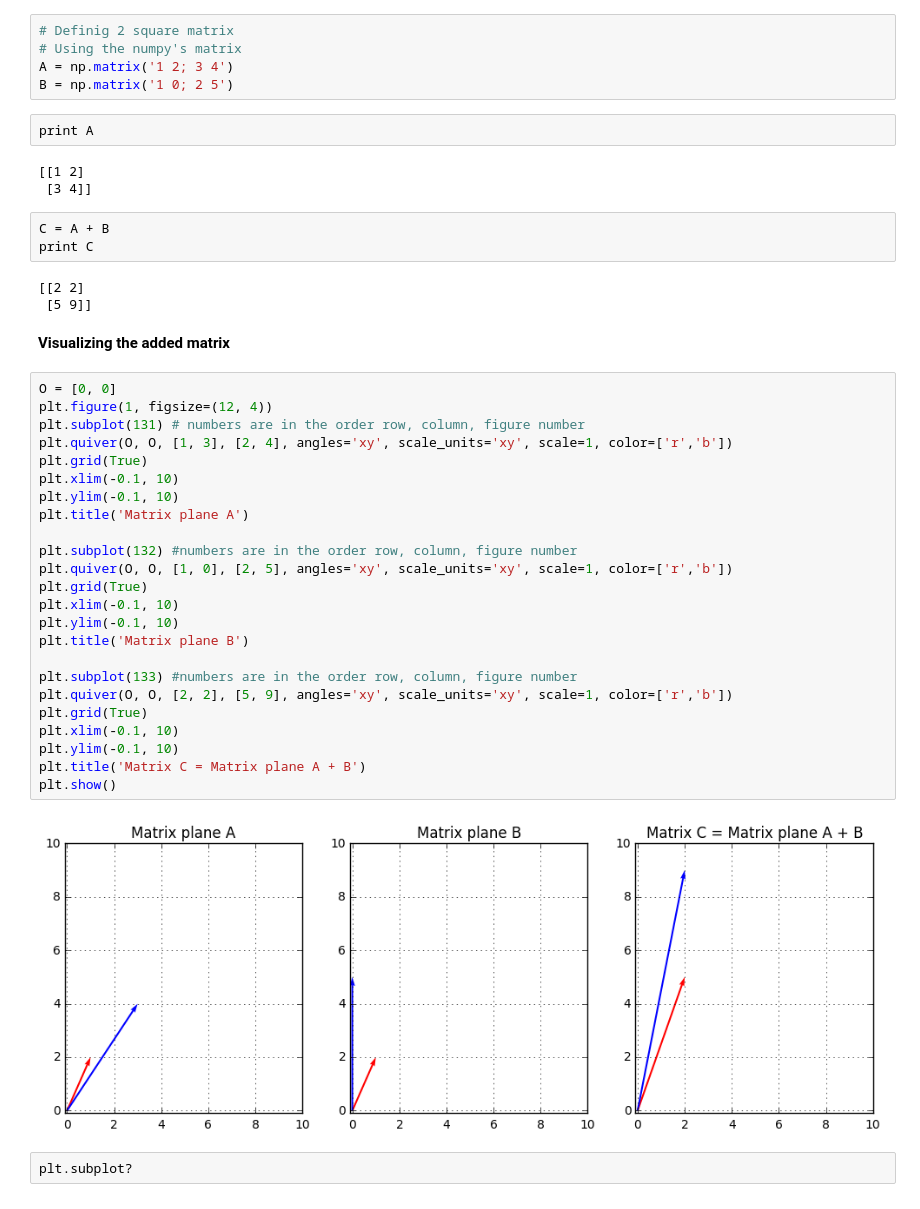
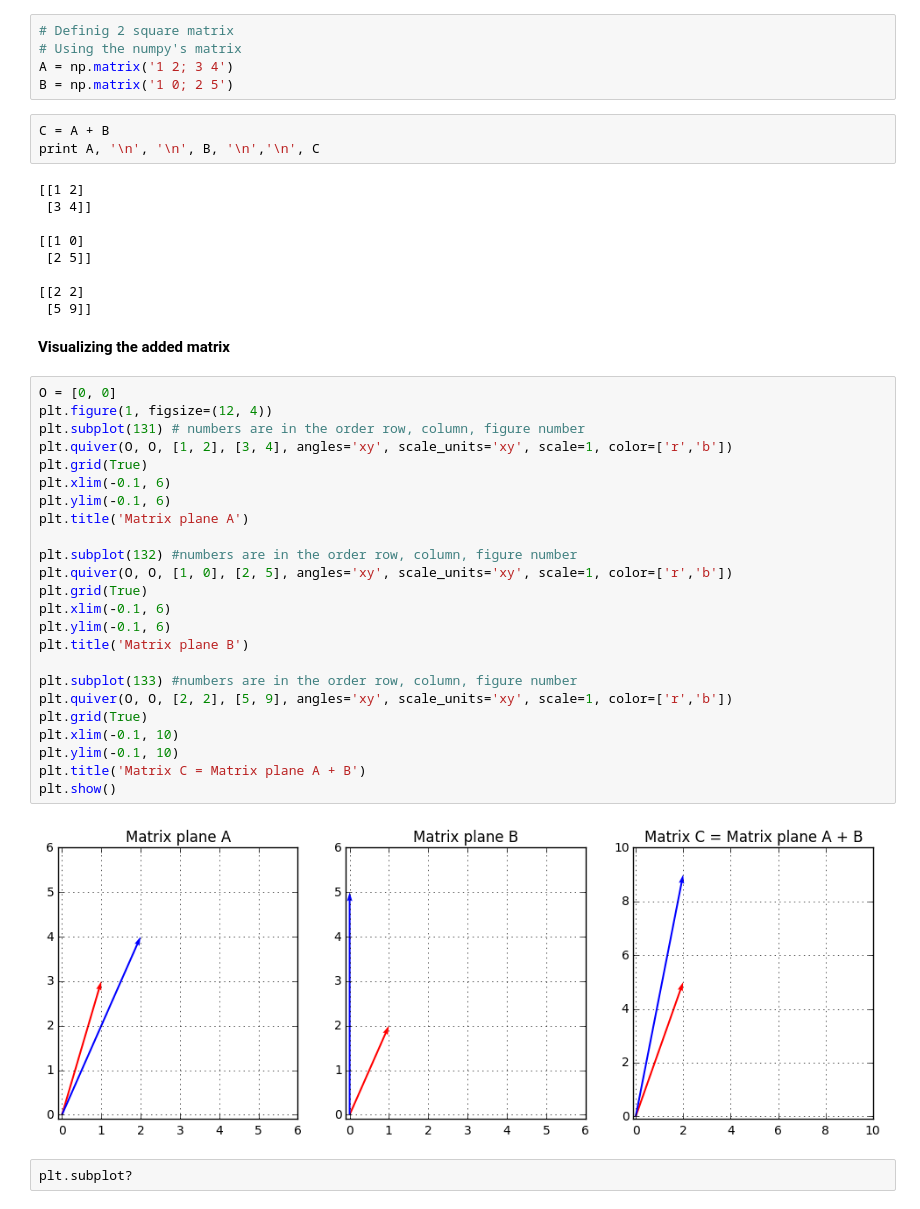
Before and after one commit to Manish-rai21bit/LinearAlgebra, a Jupyter notebook: LinearAlgebra.ipynb, the cells around one changed output. Saved outputs shown, nothing was run; the diff lists cells and outputs as text.

```diff
--- a/LinearAlgebra.ipynb
+++ b/LinearAlgebra.ipynb
@@ -11,15 +11,16 @@ import matplotlib.pyplot as plt # For plotting
 # Using the numpy's matrix
 A = np.matrix('1 2; 3 4')
 B = np.matrix('1 0; 2 5')
-# %%
-print A
-# %% [output]
-[[1 2]
- [3 4]]
 # %%
 C = A + B
-print C
+print A, '\n', '\n', B, '\n','\n', C
 # %% [output]
+[[1 2]
+ [3 4]]
+
+[[1 0]
+ [2 5]]
+
 [[2 2]
  [5 9]]
 # %% [markdown]
@@ -27,29 +28,29 @@ print C
 # %%
 O = [0, 0]
 plt.figure(1, figsize=(12, 4))
 plt.subplot(131) # numbers are in the order row, column, figure number
-plt.quiver(O, O, [1, 3], [2, 4], angles='xy', scale_units='xy', scale=1, color=['r','b'])
+plt.quiver(O, O, [1, 2], [3, 4], angles='xy', scale_units='xy', scale=1, color=['r','b'])
 plt.grid(True)
-plt.xlim(-0.1, 10)
-plt.ylim(-0.1, 10)
+plt.xlim(-0.1, 6)
+plt.ylim(-0.1, 6)
 plt.title('Matrix plane A')
 
 plt.subplot(132) #numbers are in the order row, column, figure number
 plt.quiver(O, O, [1, 0], [2, 5], angles='xy', scale_units='xy', scale=1, color=['r','b'])
 plt.grid(True)
-plt.xlim(-0.1, 10)
-plt.ylim(-0.1, 10)
+plt.xlim(-0.1, 6)
+plt.ylim(-0.1, 6)
 plt.title('Matrix plane B')
 
 plt.subplot(133) #numbers are in the order row, column, figure number
 plt.quiver(O, O, [2, 2], [5, 9], angles='xy', scale_units='xy', scale=1, color=['r','b'])
 plt.grid(True)
 plt.xlim(-0.1, 10)
 plt.ylim(-0.1, 10)
 plt.title('Matrix C = Matrix plane A + B')
 plt.show()
 # %% [output]
-[figure, old version]
+[figure, new version]
 # %%
 plt.subplot?
 # %%
```
